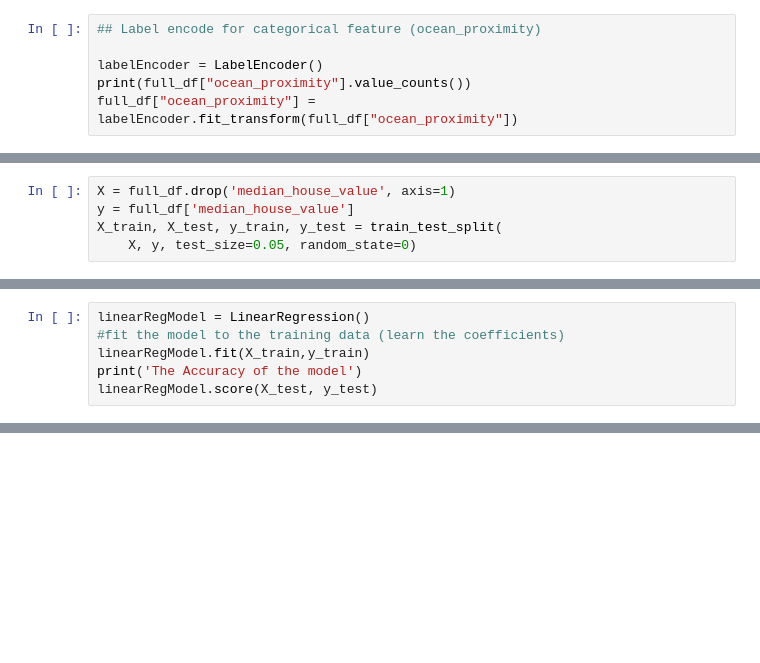
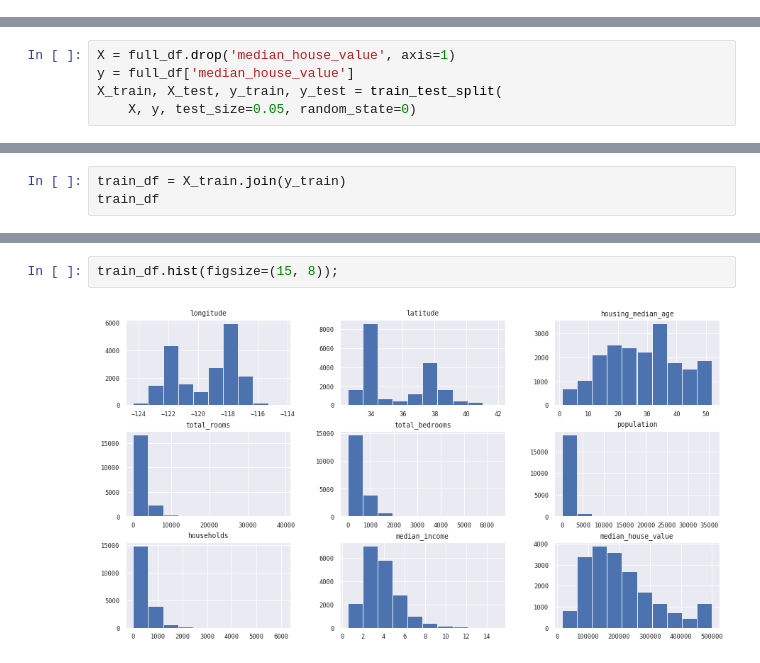
Before and after one commit to SanjanTring/DataBlitz, a Jupyter notebook: CaliforniaHousing.ipynb, the cells around one changed output, grey strips where cells are left out. Cells and saved outputs as stored; diff of their text form; blank space fills up the shorter version.

```diff
--- a/CaliforniaHousing.ipynb
+++ b/CaliforniaHousing.ipynb
@@ -186,6 +147,0 @@ Outliers out of total = 20640 are
-# %%
-## Label encode for categorical feature (ocean_proximity)
-
-labelEncoder = LabelEncoder()
-print(full_df["ocean_proximity"].value_counts())
-full_df["ocean_proximity"] = labelEncoder.fit_transform(full_df["ocean_proximity"])
@@ -207,6 +154,0 @@ Price prediction is continous values hence use linear regression algorithms
-# %%
-linearRegModel = LinearRegression()
-#fit the model to the training data (learn the coefficients)
-linearRegModel.fit(X_train,y_train)
-print('The Accuracy of the model')
-linearRegModel.score(X_test, y_test)
@@ -215,0 +155,3 @@ The Accuracy of the model
+# %%
+train_df = X_train.join(y_train)
+train_df
@@ -215,0 +189,4 @@ The Accuracy of the model
+# %%
+train_df.hist(figsize=(15, 8));
+# %% [output]
+[figure, added]
```
Also changed, not shown: parts of 22 cells of this notebook.
